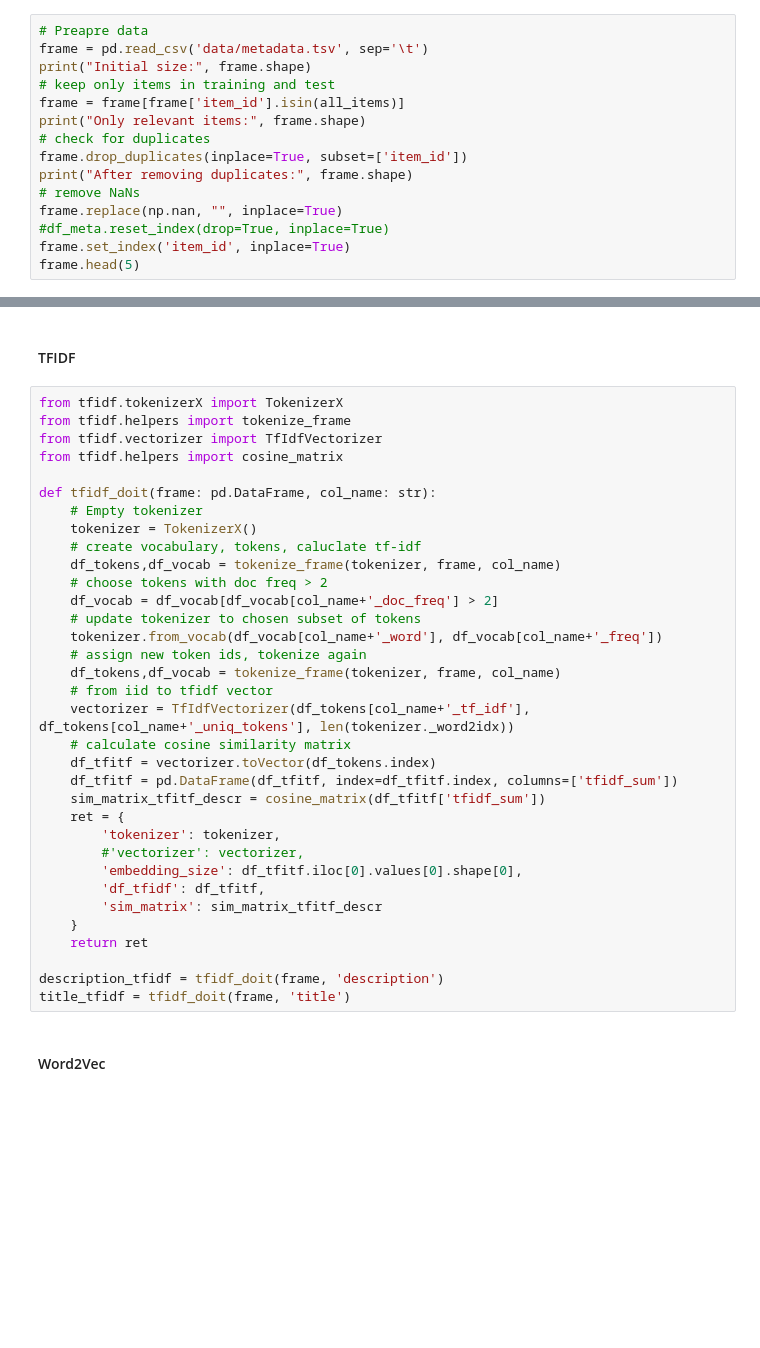
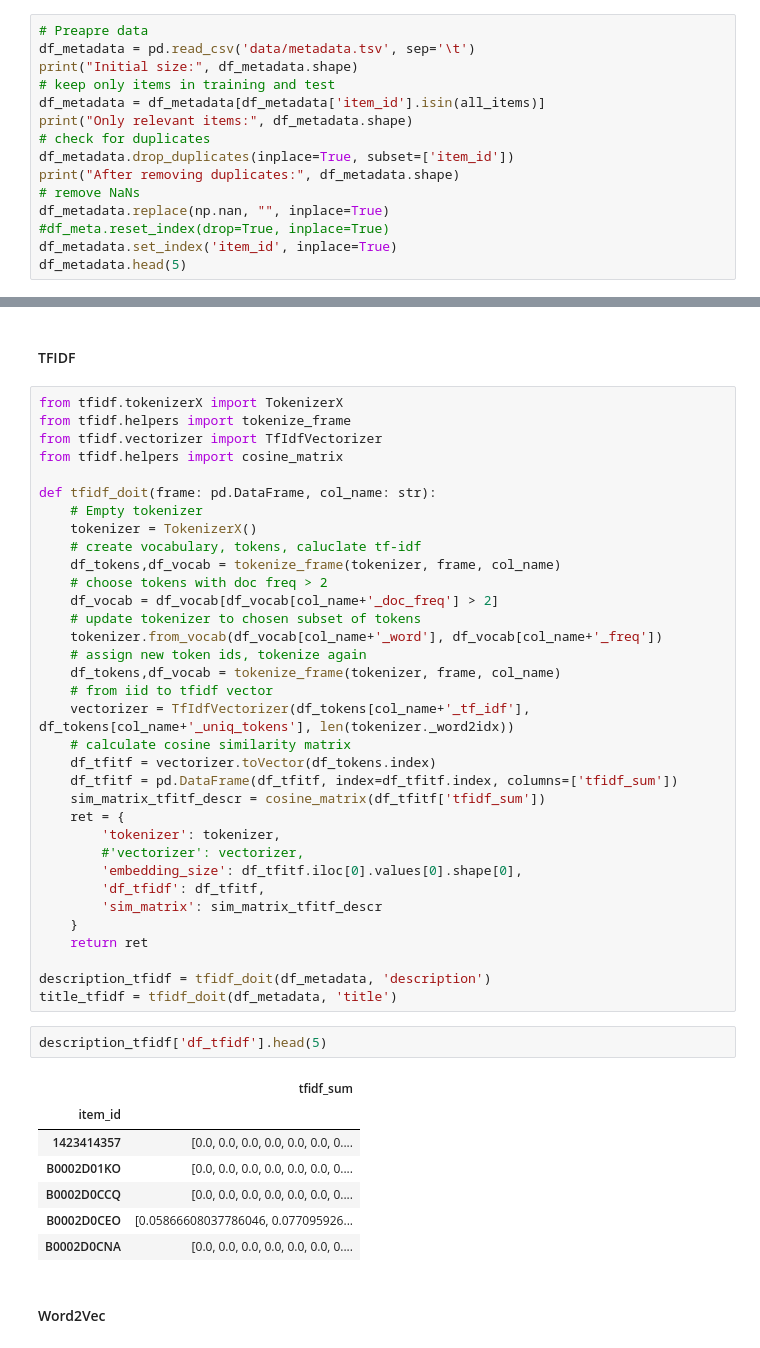
Before and after one commit to miriusz6/WRS_project, a Jupyter notebook: Project copy.ipynb, the cells around one changed output, grey strips where cells are left out. Drawn from its saved outputs; the diff is of its cells as text; blank space fills up the shorter version.

```diff
--- a/Project copy.ipynb
+++ b/Project copy.ipynb
@@ -727,19 +727,19 @@ maybe should compute only for test items ? cuz maybe they ALWAYS rate
 # Week 4: Text Representation
 # %%
 # Preapre data
-frame = pd.read_csv('data/metadata.tsv', sep='\t')
-print("Initial size:", frame.shape)
+df_metadata = pd.read_csv('data/metadata.tsv', sep='\t')
+print("Initial size:", df_metadata.shape)
 # keep only items in training and test
-frame = frame[frame['item_id'].isin(all_items)]
-print("Only relevant items:", frame.shape)
+df_metadata = df_metadata[df_metadata['item_id'].isin(all_items)]
+print("Only relevant items:", df_metadata.shape)
 # check for duplicates
-frame.drop_duplicates(inplace=True, subset=['item_id'])
-print("After removing duplicates:", frame.shape)
+df_metadata.drop_duplicates(inplace=True, subset=['item_id'])
+print("After removing duplicates:", df_metadata.shape)
 # remove NaNs
-frame.replace(np.nan, "", inplace=True)
+df_metadata.replace(np.nan, "", inplace=True)
 #df_meta.reset_index(drop=True, inplace=True)
-frame.set_index('item_id', inplace=True)
-frame.head(5)
+df_metadata.set_index('item_id', inplace=True)
+df_metadata.head(5)
 # %% [output]
 Initial size: (23984, 3)
 Only relevant items: (509, 3)
@@ -785,8 +785,18 @@ def tfidf_doit(frame: pd.DataFrame, col_name: str):
     }
     return ret
 
-description_tfidf = tfidf_doit(frame, 'description')
-title_tfidf = tfidf_doit(frame, 'title')
+description_tfidf = tfidf_doit(df_metadata, 'description')
+title_tfidf = tfidf_doit(df_metadata, 'title')
+# %%
+description_tfidf['df_tfidf'].head(5)
+# %% [output]
+|  | tfidf_sum |
+| item_id |  |
+| 1423414357 | [0.0, 0.0, 0.0, 0.0, 0.0, 0.0, 0.... |
+| B0002D01KO | [0.0, 0.0, 0.0, 0.0, 0.0, 0.0, 0.... |
+| B0002D0CCQ | [0.0, 0.0, 0.0, 0.0, 0.0, 0.0, 0.... |
+| B0002D0CEO | [0.05866608037786046, 0.077095926... |
+| B0002D0CNA | [0.0, 0.0, 0.0, 0.0, 0.0, 0.0, 0.... |
 # %% [markdown]
 #### Word2Vec
 # %%
```
Also changed, not shown: parts of 1 cell of this notebook, 2 other files.
